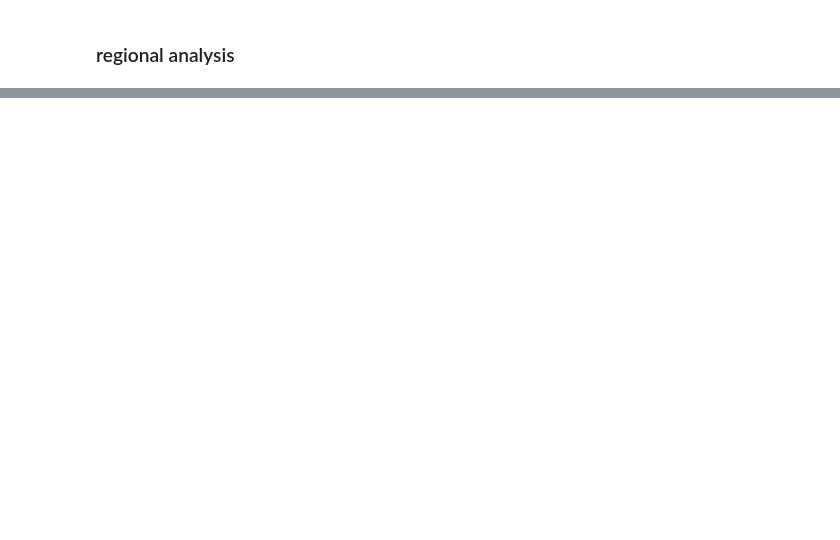
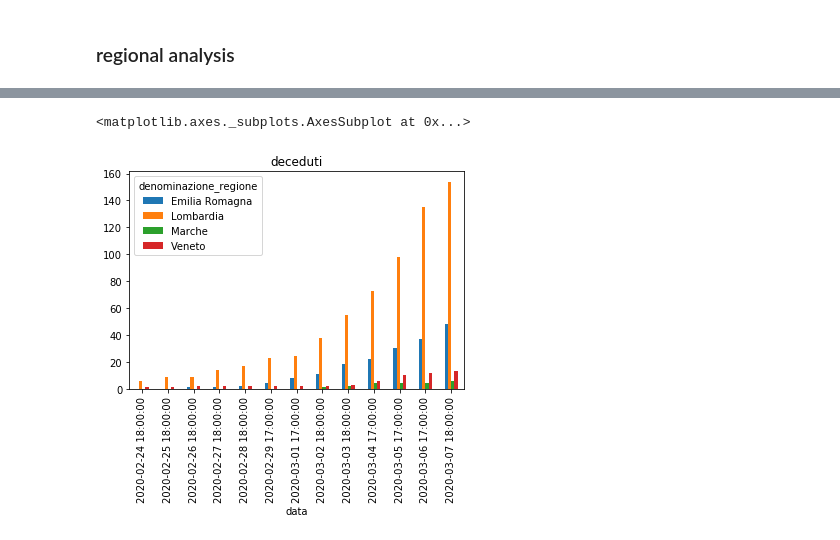
Before and after one commit to dtrifiro/COVID-19, a Jupyter notebook: notebooks/E.D.A..ipynb, the cells around one changed output, grey strips where cells are left out. Drawn from its saved outputs; the diff is of its cells as text; code cells hidden in the pictures; blank space fills up the shorter version.

```diff
--- a/notebooks/E.D.A..ipynb
+++ b/notebooks/E.D.A..ipynb
@@ -124,3 +83,7 @@ df_reg.tail()
 | 270 | 2020-03-07 18:00:00 | ITA | 10 | Umbria | 43.106758 | 12.388247 | 2 | ... |
 | 271 | 2020-03-07 18:00:00 | ITA | 2 | Valle d'Aosta | 45.737503 | 7.320149 | 1 | ... |
 | 272 | 2020-03-07 18:00:00 | ITA | 5 | Veneto | 45.434905 | 12.338452 | 123 | ... |
+# %%
+df_reg['delta_totale_casi'] = df_reg['totale_casi'].diff()
+df_reg['delta_dimessi_guariti'] = df_reg['dimessi_guariti'].diff()
+df_reg['delta_deceduti'] = df_reg['deceduti'].diff()
@@ -126,0 +94,10 @@ df_reg.tail()
+# %%
+col = 'deceduti'
+num_regions_to_show = 4
+top_regions = df_reg.groupby('denominazione_regione').sum().sort_values(by=col, ascending=False)[:num_regions_to_show].index
+df_regions = df_reg.set_index('data')[df_reg.set_index('data')['denominazione_regione'].isin(top_regions)]
+df_regions = df_regions.pivot_table(index=df_regions.index,columns='denominazione_regione', values=col)
+df_regions.plot(kind='bar', title=col, legend=True)
+# %% [output]
+<matplotlib.axes._subplots.AxesSubplot at 0x...>
+[figure, added]
```
Also changed, not shown: parts of 14 cells of this notebook.
